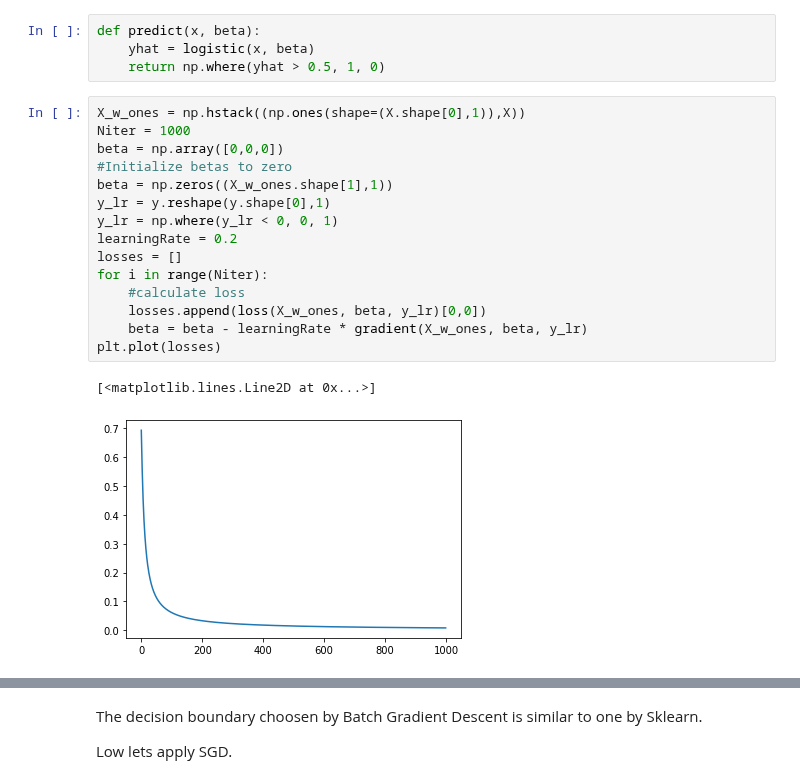
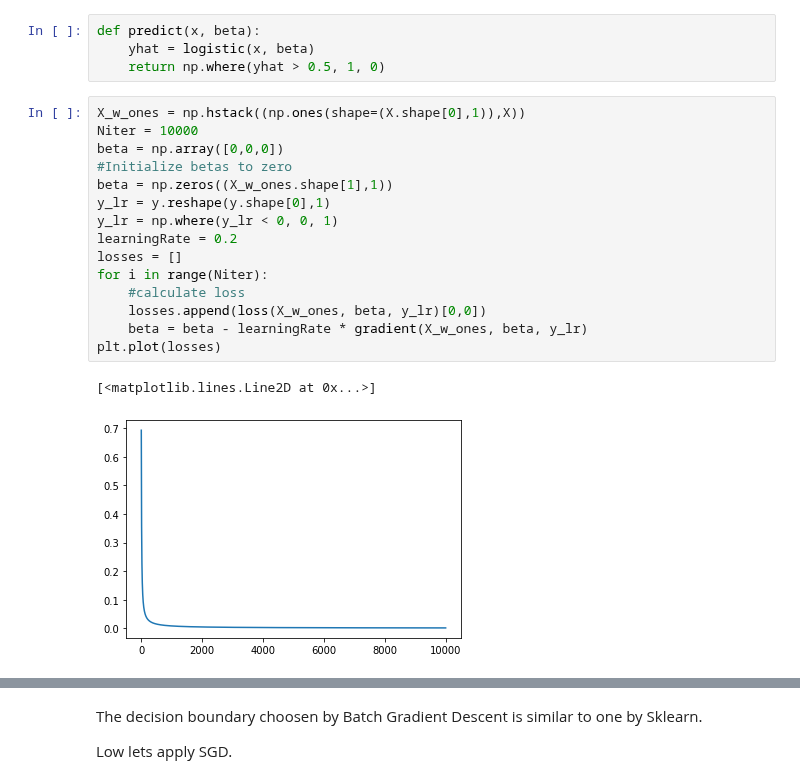
Before and after one commit to mchopraIITD/machinelearning, a Jupyter notebook: ml/src/Stocastic-gradient-descent.ipynb, the cells around one changed output, grey strips where cells are left out. Saved outputs shown, nothing was run; the diff lists cells and outputs as text.

```diff
--- a/ml/src/Stocastic-gradient-descent.ipynb
+++ b/ml/src/Stocastic-gradient-descent.ipynb
@@ -174,19 +175,19 @@ def predict(x, beta):
     return np.where(yhat > 0.5, 1, 0)
 # %%
 X_w_ones = np.hstack((np.ones(shape=(X.shape[0],1)),X))
-Niter = 1000
+Niter = 10000
 beta = np.array([0,0,0])
 #Initialize betas to zero
 beta = np.zeros((X_w_ones.shape[1],1))
 y_lr = y.reshape(y.shape[0],1)
 y_lr = np.where(y_lr < 0, 0, 1)
 learningRate = 0.2
 losses = []
 for i in range(Niter):
     #calculate loss
     losses.append(loss(X_w_ones, beta, y_lr)[0,0])
     beta = beta - learningRate * gradient(X_w_ones, beta, y_lr)
 plt.plot(losses)
 # %% [output]
 [<matplotlib.lines.Line2D at 0x...>]
-[figure, old version]
+[figure, new version]
```
Also changed, not shown: parts of 7 cells of this notebook.
